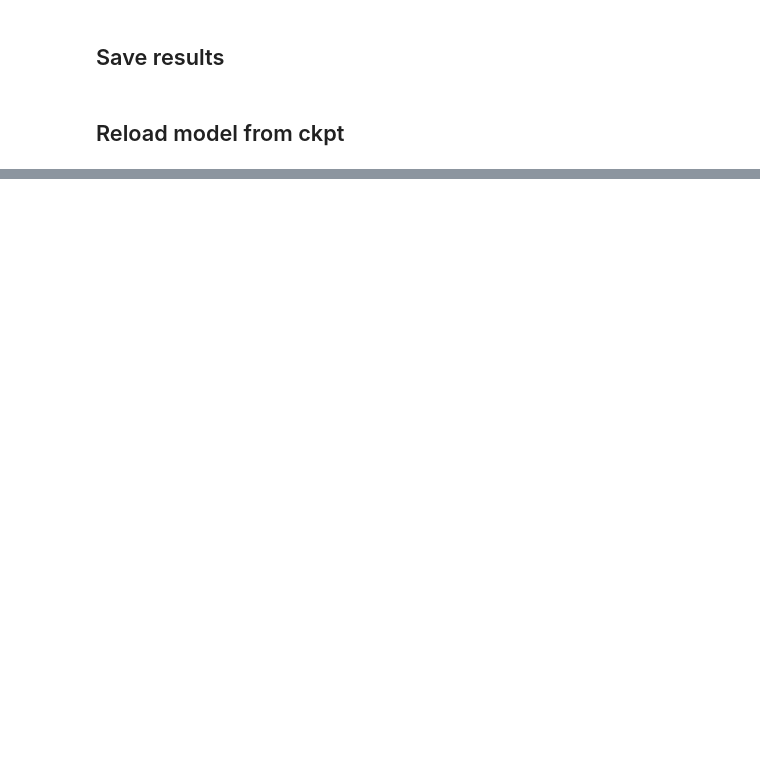
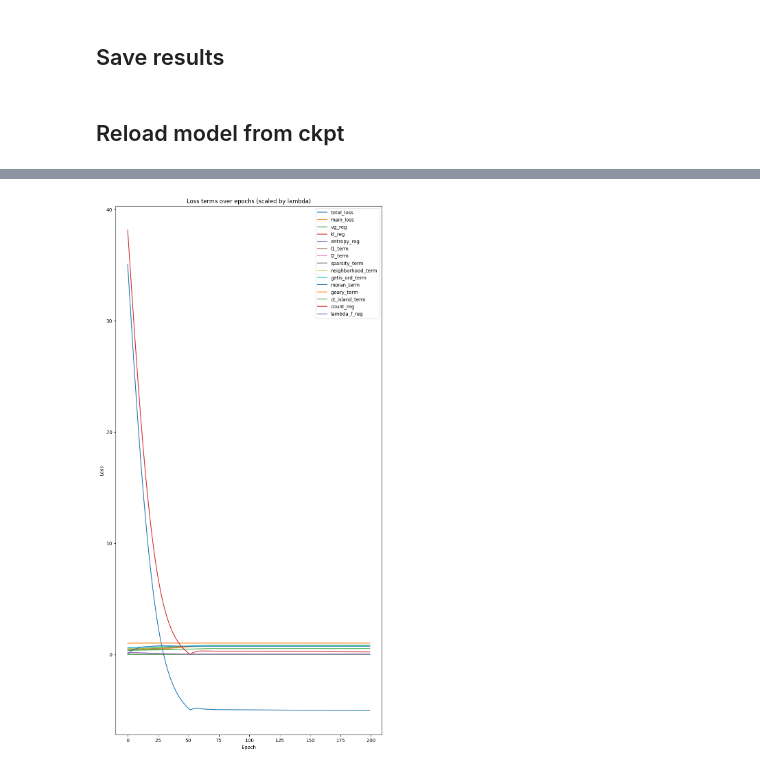
Before and after one commit to enric-bazz/tangramlit_dev, a Jupyter notebook: Notebooks/tangramlit_trainval.ipynb, the cells around one changed output, grey strips where cells are left out. Drawn from its saved outputs; the diff is of its cells as text; code cells hidden in the pictures; blank space fills up the shorter version.

Commit message:
add filter model test

```diff
--- a/Notebooks/tangramlit_trainval.ipynb
+++ b/Notebooks/tangramlit_trainval.ipynb
@@ -241,0 +278,5 @@ model_reload = ML.load_from_checkpoint(ckpt)
+# %%
+config_filt = config
+config_filt['filter'] = True
+config_filt['target_count'] = None
+config_filt
@@ -241,0 +304,8 @@ model_reload = ML.load_from_checkpoint(ckpt)
+# %%
+ad_map_filt, mapper_filt, mapper_data_filt = tgl.map_cells_to_space(
+        adata_sc=adata_sc,
+        adata_st=adata_st,
+        train_genes_names=train_genes,
+        val_genes_names=val_genes,
+        **config_filt,
+        )
@@ -241,0 +349,5 @@ model_reload = ML.load_from_checkpoint(ckpt)
+# %%
+tgl.plot_training_history(adata_map=ad_map_filt, hyperpams=mapper_filt.hparams,
+                   log_scale=False, lambda_scale=True)
+# %% [output]
+[figure, added]
```
Also changed, not shown: parts of 31 cells of this notebook.
